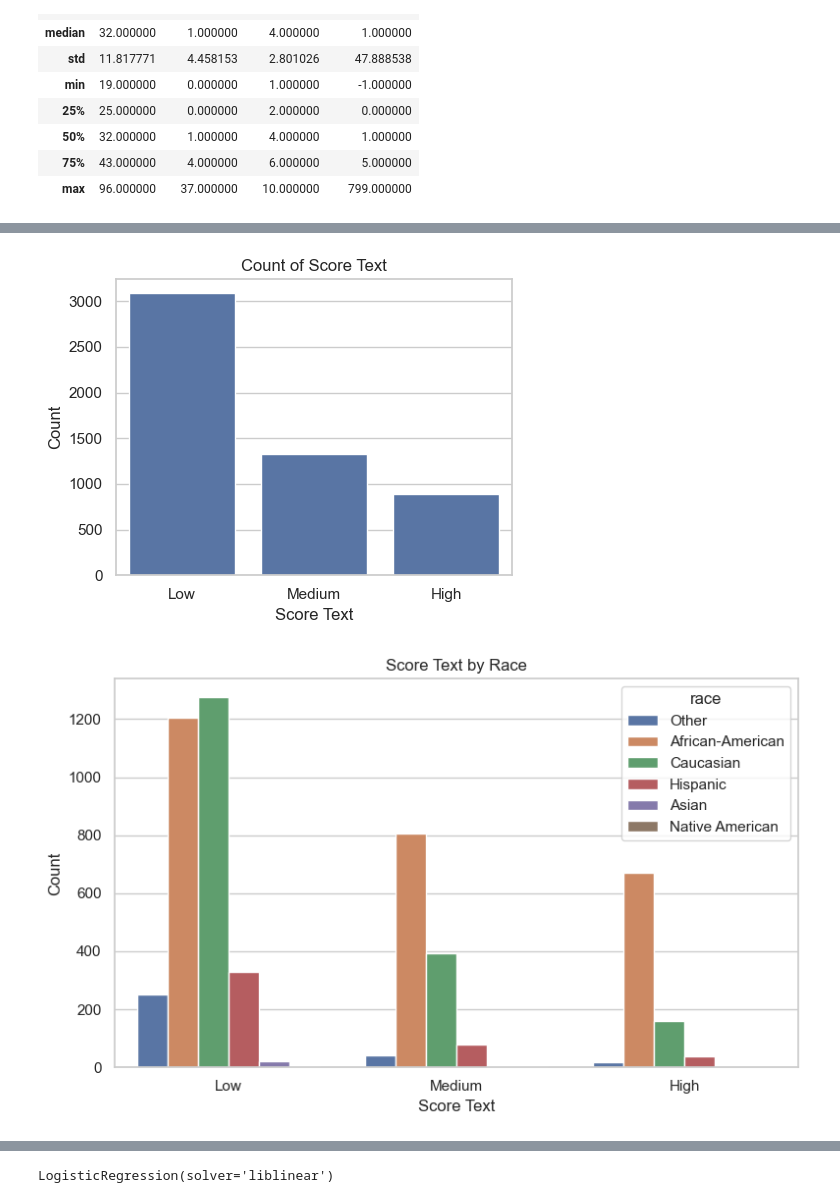
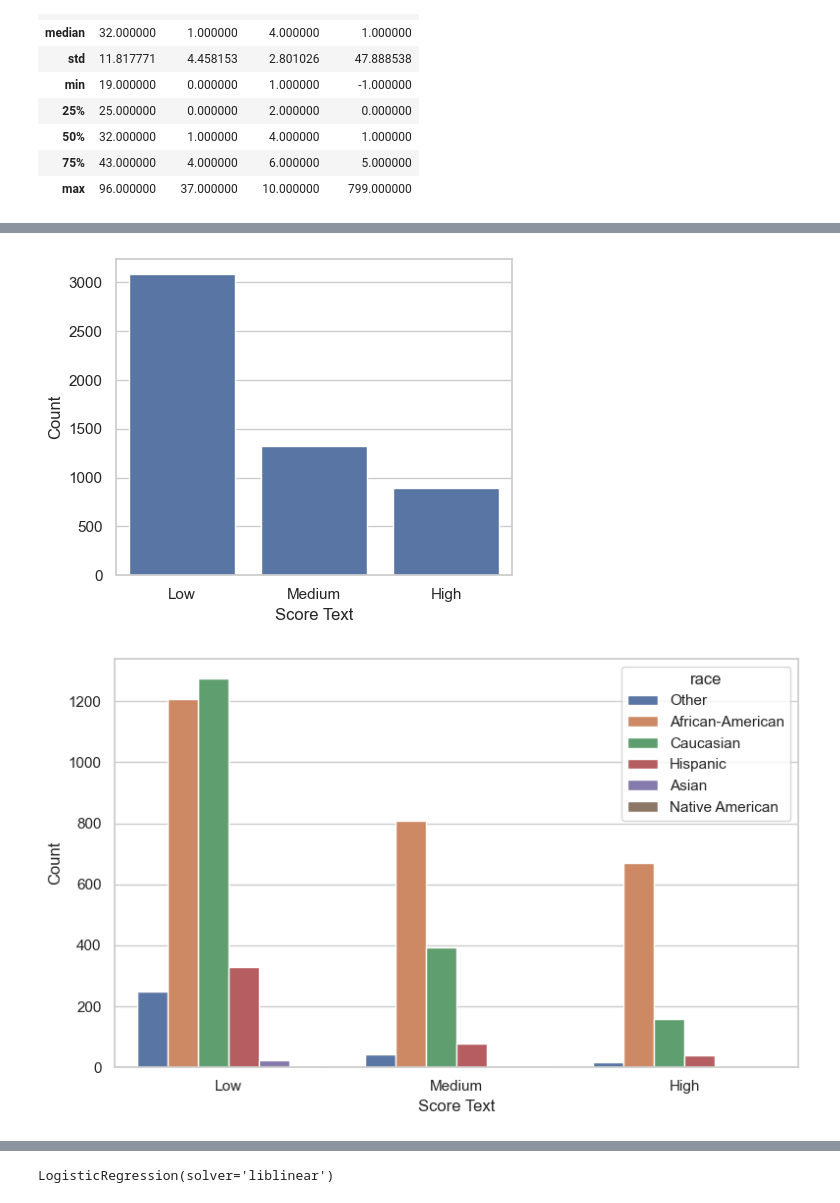
Before and after one commit to Albertsteenstrup/project-compas-bias, a Jupyter notebook: compas_analysis.ipynb, the cells around one changed output, grey strips where cells are left out. Saved outputs shown, nothing was run; the diff lists cells and outputs as text; code cells hidden in the pictures.

```diff
--- a/compas_analysis.ipynb
+++ b/compas_analysis.ipynb
@@ -343,38 +343,38 @@ plt.show()
 
 # Countplot for score_text overall
 plt.figure(figsize=(5,4))
 sns.countplot(x='score_text', data=df, order=['Low', 'Medium', 'High'])
 plt.xlabel('Score Text')
 plt.ylabel('Count')
-plt.title('Count of Score Text')
 plt.tight_layout()
-plt.savefig('figures/score_text_count.png')
+plt.tight_layout()
+plt.savefig(f"figures/score_text_count.jpg", dpi=400)
 plt.show()
 
 # %%
 # Countplot for score_text by race
 plt.figure(figsize=(8,5))
 sns.countplot(x='score_text', hue='race', data=df, order=['Low', 'Medium', 'High'])
 plt.xlabel('Score Text')
 plt.ylabel('Count')
-plt.title('Score Text by Race')
 plt.tight_layout()
-plt.savefig('figures/score_text_by_race.png')
+plt.tight_layout()
+plt.savefig(f"figures/score_text_by_race.jpg", dpi=400)
 plt.show()
 
 # %%
 # Countplot for score_text by sex
 plt.figure(figsize=(6,4))
 sns.countplot(x='score_text', hue='sex', data=df, order=['Low', 'Medium', 'High'])
 plt.xlabel('Score Text')
 plt.ylabel('Count')
-plt.title('Score Text by Sex')
 plt.tight_layout()
-plt.savefig('figures/score_text_by_sex.png')
+plt.tight_layout()
+plt.savefig(f"figures/score_text_by_sex.jpg", dpi=400)
 plt.show()
 
 
 # ## 4. Grouped Recidivism Rates
 # %% [output]
-[figure, old version]
+[figure, new version]
-[figure, old version]
+[figure, new version]
```
Also changed, not shown: parts of 12 cells of this notebook, 28 other files.
